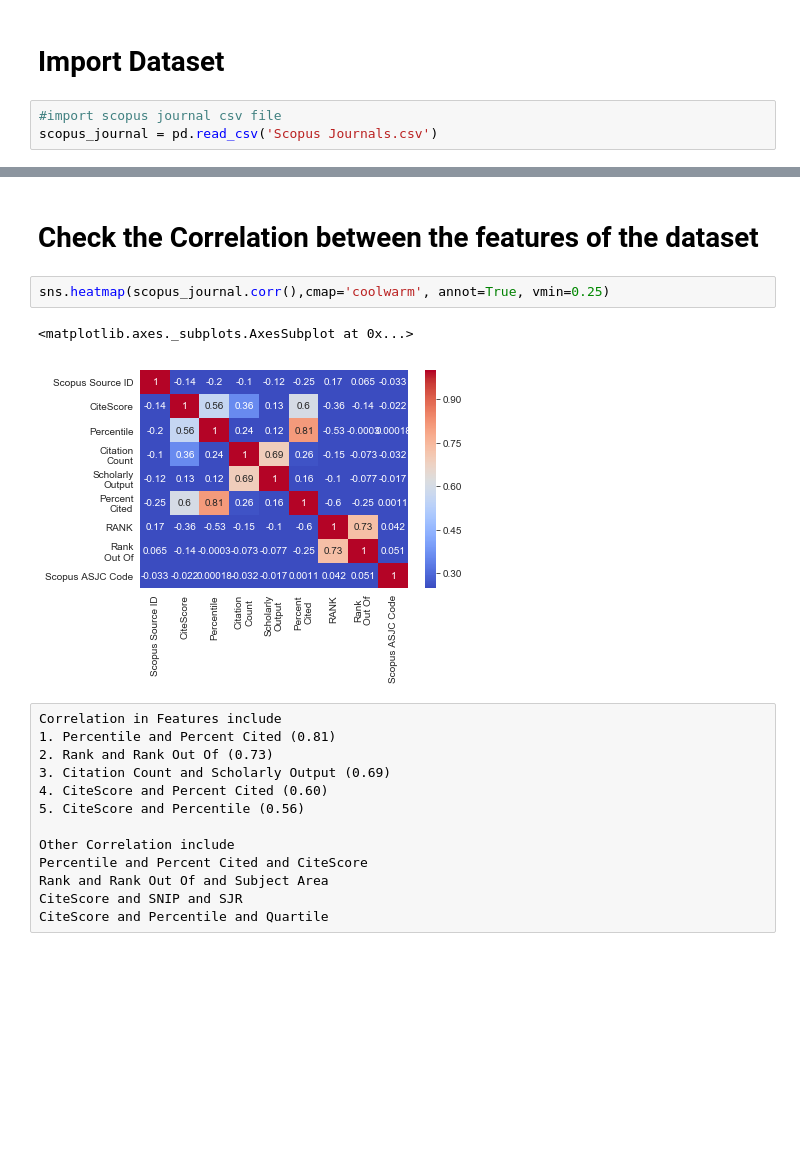
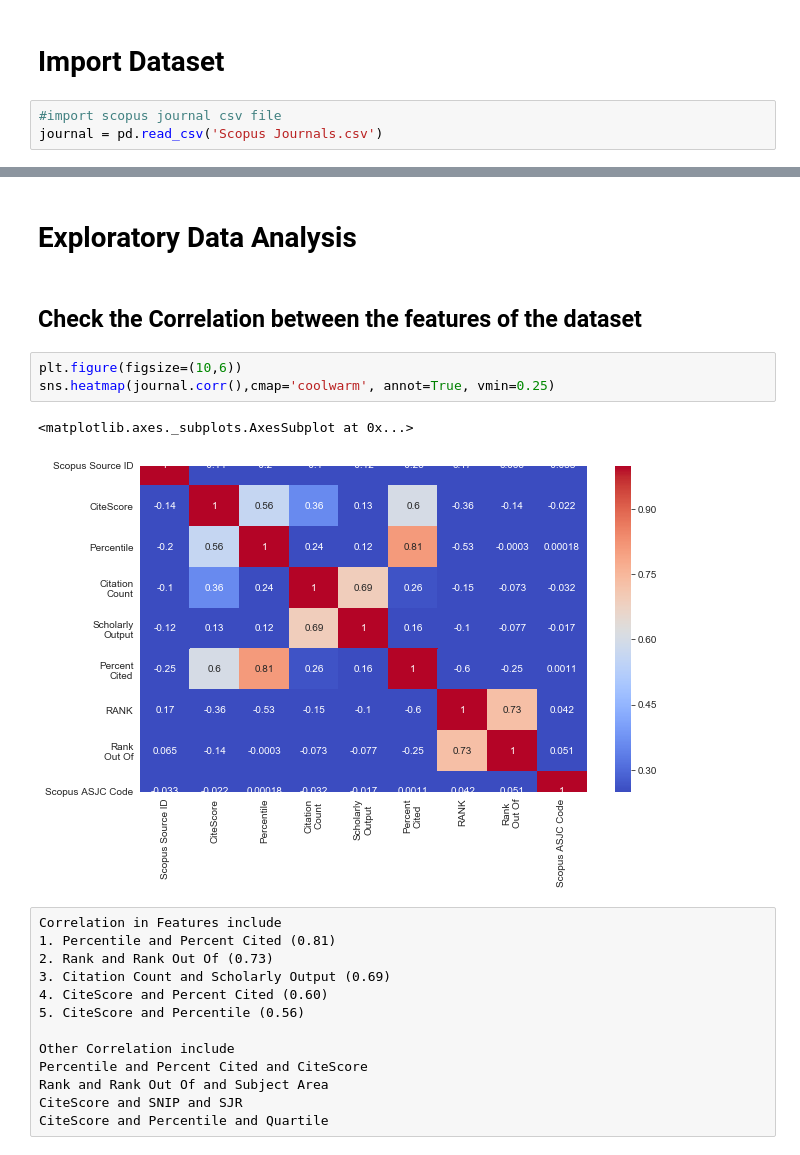
Before and after one commit to Oritsegbubemi/journal-ranking-system-dataset, a Jupyter notebook: Scopus Journals.ipynb, the cells around one changed output, grey strips where cells are left out. Drawn from its saved outputs; the diff is of its cells as text; blank space fills up the shorter version.

Commit message:
completed data analysis

```diff
--- a/Scopus Journals.ipynb
+++ b/Scopus Journals.ipynb
@@ -11,6 +11,6 @@ sns.set_style('whitegrid')
 # Import Dataset
 # %%
 #import scopus journal csv file
-scopus_journal = pd.read_csv('Scopus Journals.csv')
+journal = pd.read_csv('Scopus Journals.csv')
 # %%
 #view the first 5 rows in the dataset
@@ -44,13 +44,16 @@ Print ISSN                        49571 non-null object
 E-ISSN                            24826 non-null object
 dtypes: float64(1), int64(8), object(12)
 memory usage: 8.4+ MB
+# %% [markdown]
+# Exploratory Data Analysis
 # %% [markdown]
-# Check the Correlation between the features of the dataset
+## Check the Correlation between the features of the dataset
 # %%
-sns.heatmap(scopus_journal.corr(),cmap='coolwarm', annot=True, vmin=0.25)
+plt.figure(figsize=(10,6))
+sns.heatmap(journal.corr(),cmap='coolwarm', annot=True, vmin=0.25)
 # %% [output]
 <matplotlib.axes._subplots.AxesSubplot at 0x...>
-[figure, old version]
+[figure, new version]
 # %% [raw]
 Correlation in Features include
 1. Percentile and Percent Cited (0.81)
```
Also changed, not shown: parts of 24 cells of this notebook, 24 other files.
